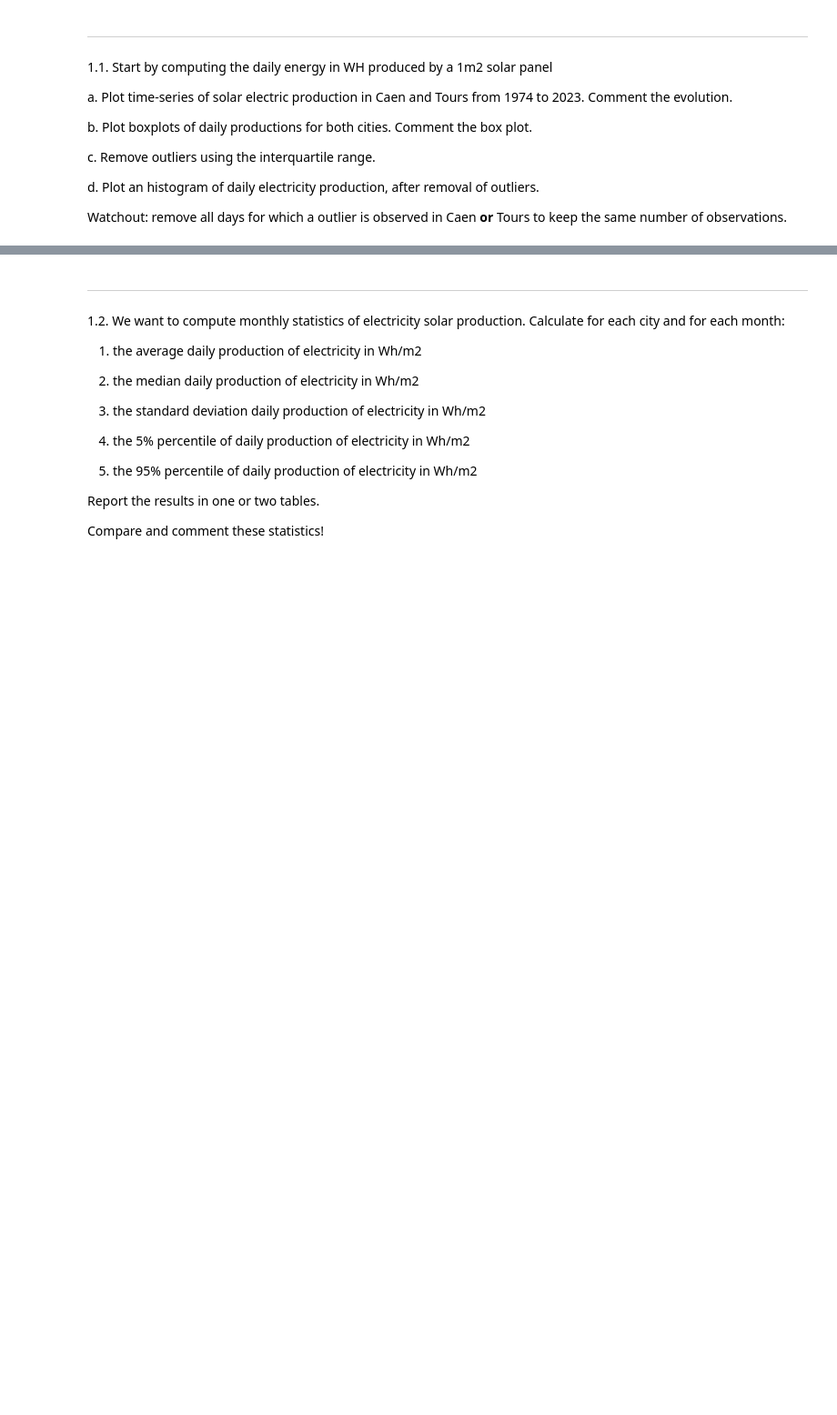
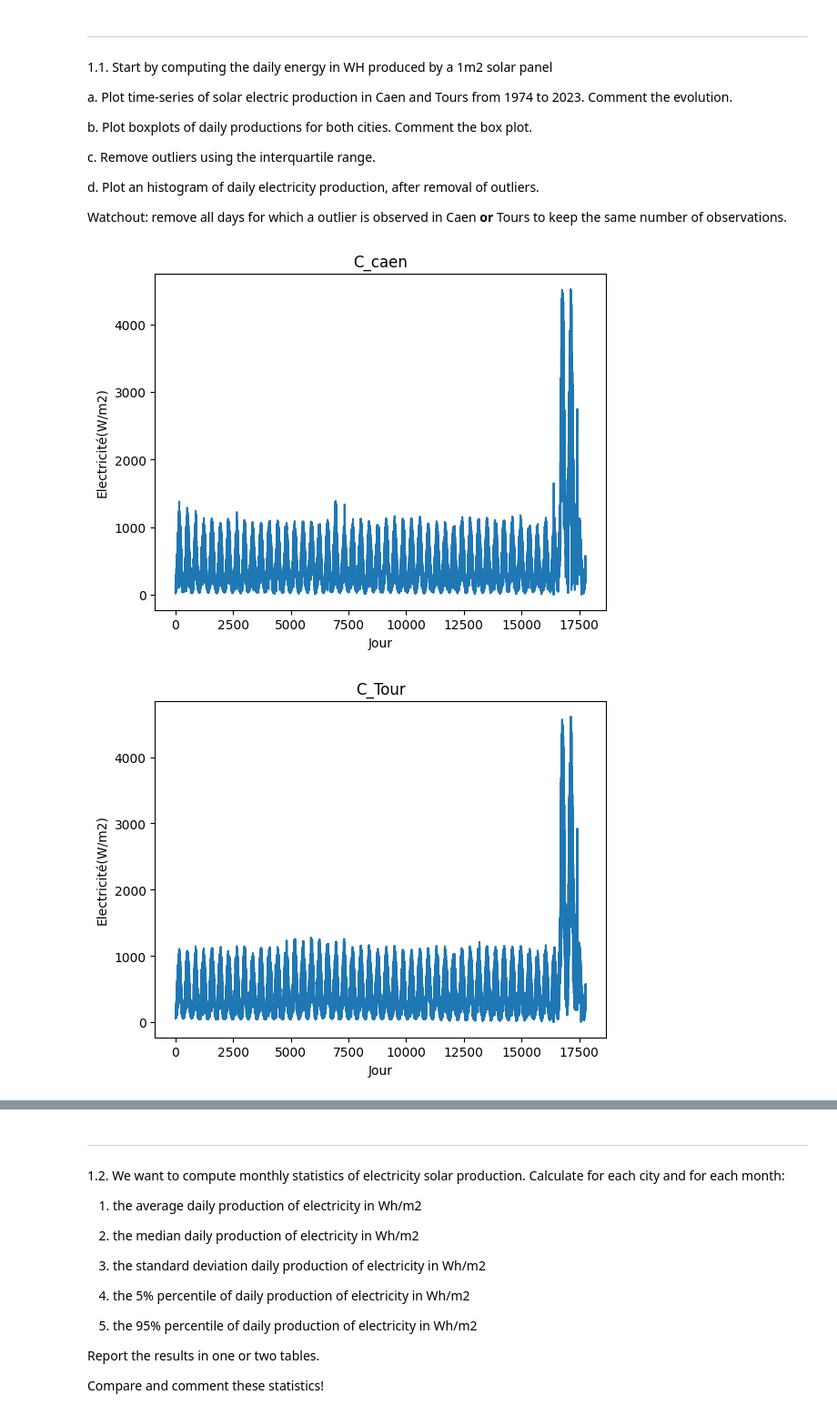
Before and after one commit to BrieucDallemagne/Hackathons_LEPL1109, a Jupyter notebook: Hackathon1.ipynb, the cells around one changed output, grey strips where cells are left out. Shown: that part at 91% size. Cells and saved outputs as stored; diff of their text form; code cells hidden in the pictures; blank space fills up the shorter version.

Commit message:
je commit avant vous, début des plots

```diff
--- a/Hackathon1.ipynb
+++ b/Hackathon1.ipynb
@@ -106,0 +93,75 @@ for lst in data:
+# %%
+### code 1 ###
+
+P_cr = 0.18
+f_perf = 0.75
+E_caen = list()
+E_Tour = list()
+C_caen = list()
+C_Tour = list()
+for lst in data:
+    E_caen.append(int(lst[2]))
+    E_Tour.append(int(lst[3]))
+    C_caen.append(24*int(lst[2])*P_cr*f_perf)
+    C_Tour.append(24*int(lst[3])*P_cr*f_perf)
+
+def boxplot(data,title,Xname,Yname):
+    plt.figure()
+    plt.boxplot(data)
+    plt.title(title)
+    plt.xlabel(Xname)
+    plt.ylabel(Yname)
+    plt.show()
+
+
+
+def plot_data(data,title,Xname,Yname):
+    plt.figure()
+    plt.plot(data)
+    plt.title(title)
+    plt.xlabel(Xname)
+    plt.ylabel(Yname)
+    plt.show()
+
+
+
+def remove_outliers_interquartile(lst1,lst2):
+    q1 = np.percentile(lst1, 25)
+    q3 = np.percentile(lst1, 75)
+    iqr = q3 - q1
+    Q1 = np.percentile(lst2,25)
+    Q3 = np.percentile(lst2,75)
+    new_lst1 = list()
+    new_lst2 = list()
+    for i in range(len(lst1)):
+        if lst1[i] > q1 - 1.5*iqr and lst1[i] < q3 + 1.5*iqr and lst2[i] > Q1 - 1.5*iqr and lst2[i] < Q3 + 1.5*iqr:
+            new_lst1.append(lst1[i])
+            new_lst2.append(lst2[i])
+    return new_lst1,new_lst2
+
+def plot_histogram(data, title, x_label, y_label, bins=10, color='skyblue'):
+    plt.figure()
+    plt.hist(data, bins=bins, color=color, edgecolor='black', alpha=0.7)
+    plt.title(title)
+    plt.xlabel(x_label)
+    plt.ylabel(y_label)
+    plt.grid(True, linestyle='--', alpha=0.5)
+
+    plt.xticks(fontsize=10)
+    plt.yticks(fontsize=10)
+
+    plt.show()
+
+plot_data(C_caen,'C_caen','Jour','Electricité(W/m2)')
+plot_data(C_Tour,'C_Tour','Jour','Electricité(W/m2)')
+
+boxplot(C_caen,'C_caen','Jour','Energie')
+boxplot(C_Tour,'C_Tour','Jour','Energie')
+
+C_caen,C_Tour = remove_outliers_interquartile(C_caen,C_Tour)
+
+plot_histogram(C_caen,'C_caen','Jour','Electricité(W/m2)')
+plot_histogram(C_Tour,'C_Tour','Jour','Electricité(W/m2)')
+# %% [output]
+[figure, added]
+[figure, added]
```
Also changed, not shown: parts of 3 cells of this notebook.
